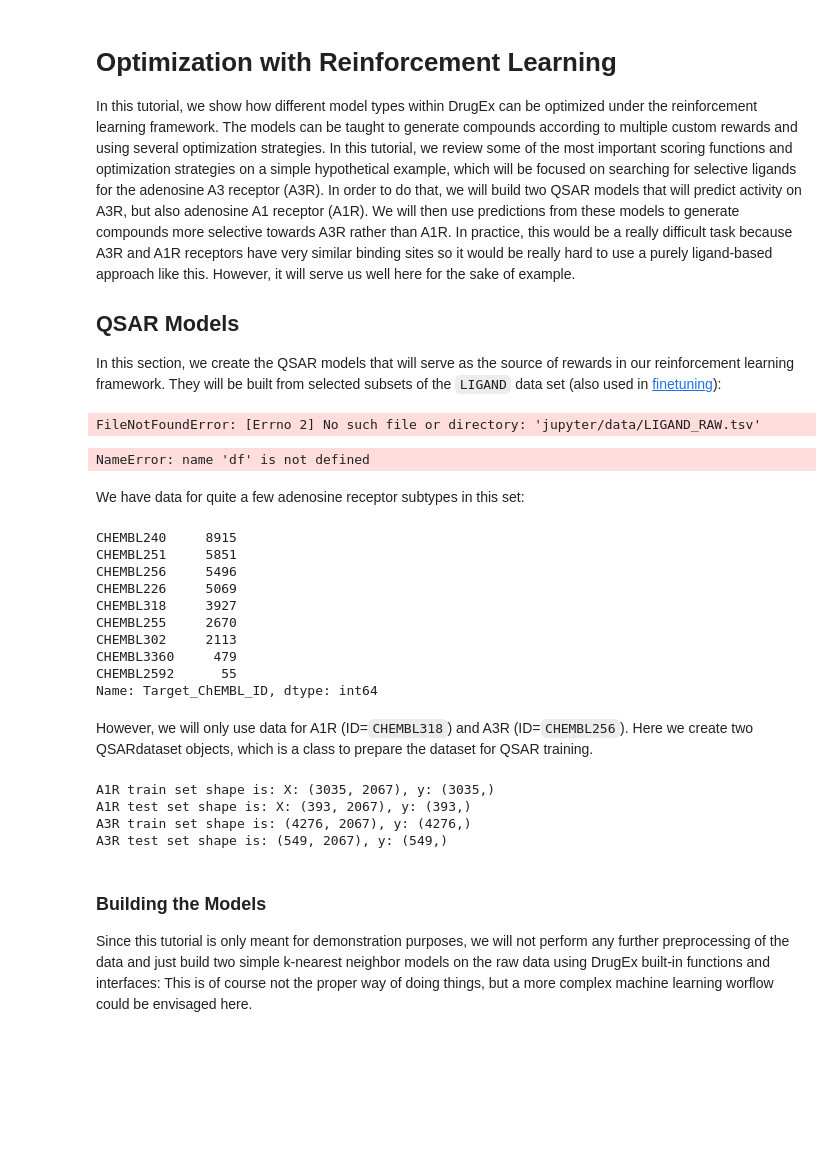
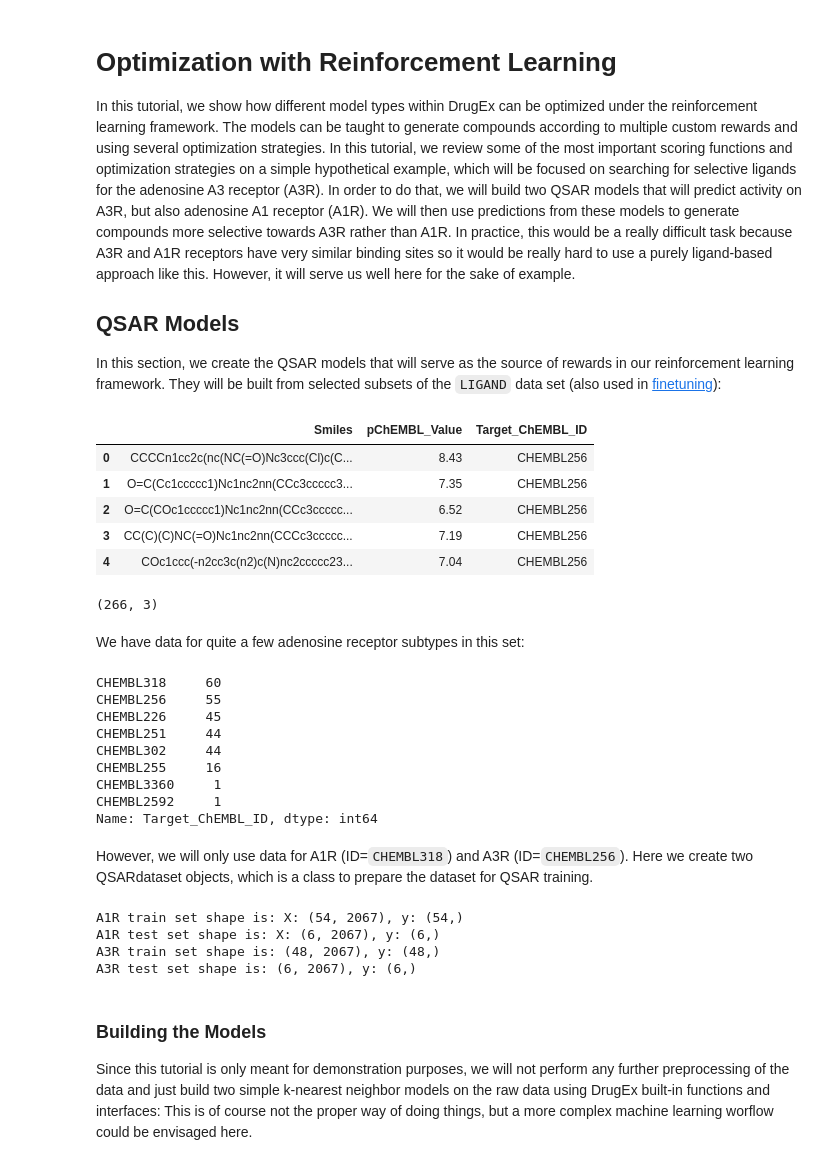
Before and after one commit to CDDLeiden/DrugEx, a Jupyter notebook: tutorial/rl_optimization.ipynb, the cells around one changed output. Cells and saved outputs as stored; diff of their text form; code cells hidden in the pictures; blank space fills up the shorter version.

```diff
--- a/tutorial/rl_optimization.ipynb
+++ b/tutorial/rl_optimization.ipynb
@@ -10,40 +13,44 @@ In this section, we create the QSAR models that will serve as the source of rewa
 # %%
 import pandas as pd
 
 mol_col = 'Smiles'
 activity_col = 'pChEMBL_Value'
 target_col = 'Target_ChEMBL_ID'
 columns = (mol_col, activity_col, target_col)
 
 df = pd.read_csv(
-    'jupyter/data/LIGAND_RAW.tsv',
+    'jupyter/data/LIGAND_RAW_small.tsv',
     na_values=('NA', 'nan', 'NaN'),
     header=0,
     sep='\t',
     usecols=columns
 )
 df.dropna(subset=[activity_col, target_col], inplace=True)
 df.head()
 # %% [output]
-FileNotFoundError: [Errno 2] No such file or directory: 'jupyter/data/LIGAND_RAW.tsv'
+|  | Smiles | pChEMBL_Value | Target_ChEMBL_ID |
+| 0 | CCCCn1cc2c(nc(NC(=O)Nc3ccc(Cl)c(C... | 8.43 | CHEMBL256 |
+| 1 | O=C(Cc1ccccc1)Nc1nc2nn(CCc3ccccc3... | 7.35 | CHEMBL256 |
+| 2 | O=C(COc1ccccc1)Nc1nc2nn(CCc3ccccc... | 6.52 | CHEMBL256 |
+| 3 | CC(C)(C)NC(=O)Nc1nc2nn(CCCc3ccccc... | 7.19 | CHEMBL256 |
+| 4 | COc1ccc(-n2cc3c(n2)c(N)nc2ccccc23... | 7.04 | CHEMBL256 |
 # %%
 df.shape
 # %% [output]
-NameError: name 'df' is not defined
+(266, 3)
 # %% [markdown]
 We have data for quite a few adenosine receptor subtypes in this set:
 # %%
 df[target_col].value_counts()
 # %% [output]
-CHEMBL240     8915
-CHEMBL251     5851
-CHEMBL256     5496
-CHEMBL226     5069
-CHEMBL318     3927
-CHEMBL255     2670
-CHEMBL302     2113
-CHEMBL3360     479
-CHEMBL2592      55
+CHEMBL318     60
+CHEMBL256     55
+CHEMBL226     45
+CHEMBL251     44
+CHEMBL302     44
+CHEMBL255     16
+CHEMBL3360     1
+CHEMBL2592     1
 Name: Target_ChEMBL_ID, dtype: int64
 # %% [markdown]
 However, we will only use data for A1R (ID=`CHEMBL318`) and A3R (ID=`CHEMBL256`).
@@ -87,10 +94,10 @@ df_a3.X, df_a3.X_ind = df_a3.dataStandardization(df_a3.X, df_a3.X_ind)
 print(f'A3R train set shape is: {df_a3.X.shape}, y: {df_a3.y.shape}')
 print(f'A3R test set shape is: {df_a3.X_ind.shape}, y: {df_a3.y_ind.shape}')
 # %% [output]
-A1R train set shape is: X: (3035, 2067), y: (3035,)
-A1R test set shape is: X: (393, 2067), y: (393,)
-A3R train set shape is: (4276, 2067), y: (4276,)
-A3R test set shape is: (549, 2067), y: (549,)
+A1R train set shape is: X: (54, 2067), y: (54,)
+A1R test set shape is: X: (6, 2067), y: (6,)
+A3R train set shape is: (48, 2067), y: (48,)
+A3R test set shape is: (6, 2067), y: (6,)
 # %% [markdown]
 ### Building the Models
 
```
Also changed, not shown: parts of 13 cells of this notebook, 5 other files.
